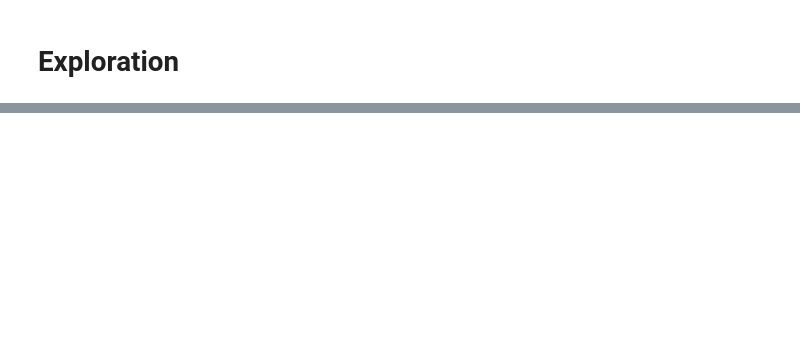
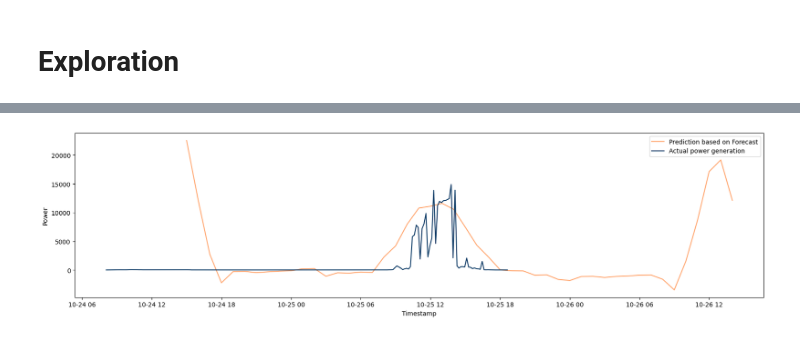
Before and after one commit to raalwa/GreenAI_machine_learning, a Jupyter notebook: pre_processing.ipynb, the cells around one changed output, grey strips where cells are left out. Saved outputs shown, nothing was run; the diff lists cells and outputs as text; code cells hidden in the pictures; blank space fills up the shorter version.

```diff
--- a/pre_processing.ipynb
+++ b/pre_processing.ipynb
@@ -160,0 +351,22 @@ df_processed.corr()
+# %%
+processed_forecast = []
+keys=['dt', 'clouds', 'uvi', 'temp', 'wind_speed', 'wind_deg', 'wind_gust',
+       'feels_like', 'pressure', 'dew_point', 'humidity', 'is_day']
+sample_dict = {}
+for key in keys:
+    sample_dict[key] = None
+# %%
+def is_day(timestamp):
+    for day in forecast['daily']:
+        day_starttime = day['dt']- 36000
+        diff = timestamp - day_starttime
+        if diff >= 0 and diff < 86400:
+            return 1 if day['sunrise'] < timestamp and day['sunset'] > timestamp else 0
+# %%
+for hour in forecast['hourly']:
+    hour['is_day'] = is_day(hour['dt'])
+    pop_keys = set(hour.keys()) - set(sample_dict.keys())
+    for key in pop_keys:
+        hour.pop(key, None)
+    d = sample_dict.copy() | hour
+    processed_forecast.append(list(d.values()))
@@ -160,0 +378,16 @@ df_processed.corr()
+# %%
+pred_complete = StdS_y.inverse_transform(regressor_complete.predict(StdS_X.transform(processed_forecast)).reshape(-1,1))
+# %%
+fig, ax = plt.subplots()
+
+ax.plot(hours_datetime, pred_complete, color='#ffa66f', label="Prediction based on Forecast")
+ax.plot(test_timestamps_datetime, test_power, color='#073763', label="Actual power generation")
+legend = ax.legend(loc='upper right')
+# ax.bar(hours, pred_complete)
+fig.set_figwidth(20)
+plt.ylabel("Power")
+plt.xlabel("Timestamp")
+# plt.xticks(hours)
+plt.show()
+# %% [output]
+[figure, added]
```
Also changed, not shown: parts of 93 cells of this notebook.
